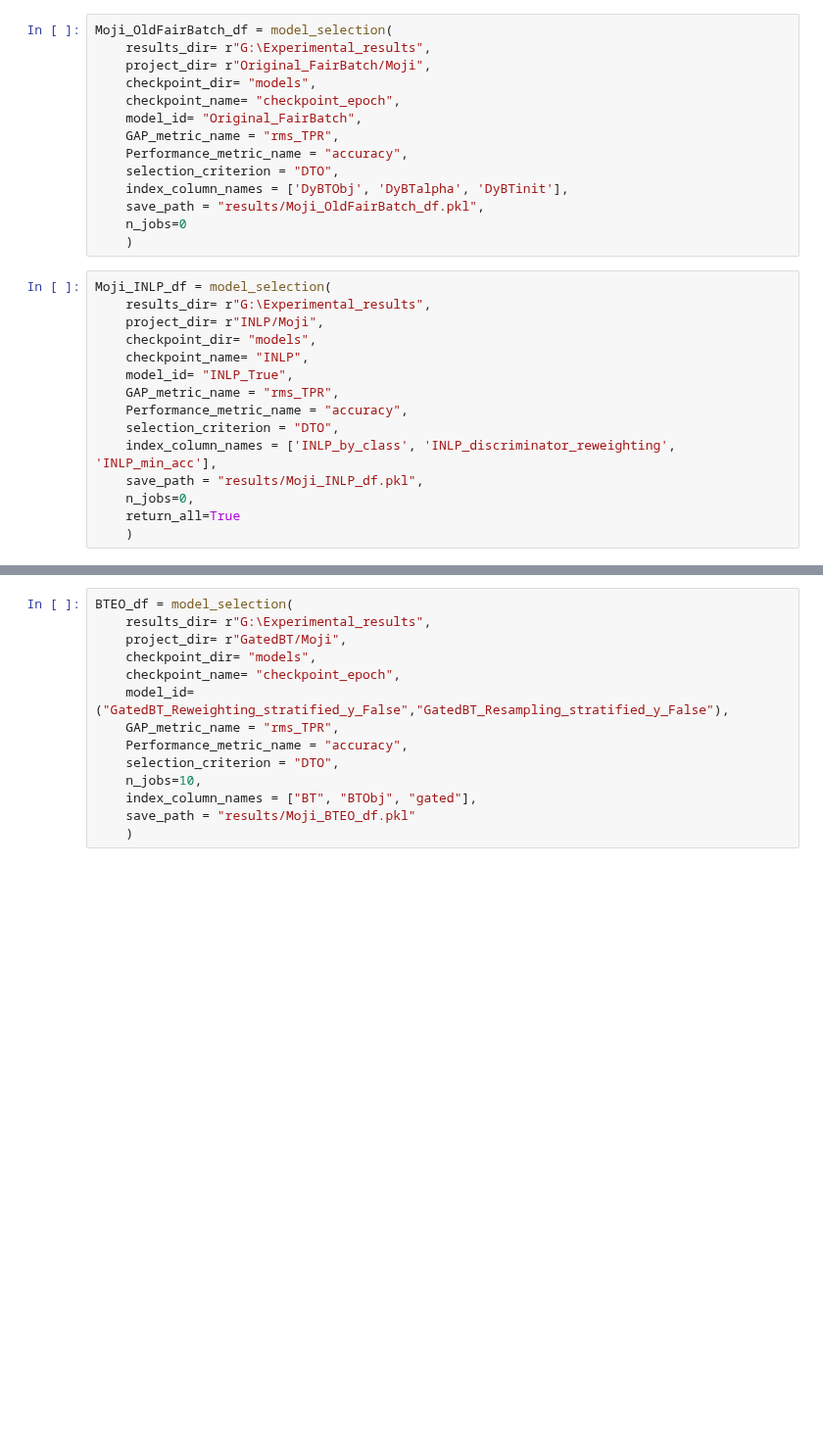
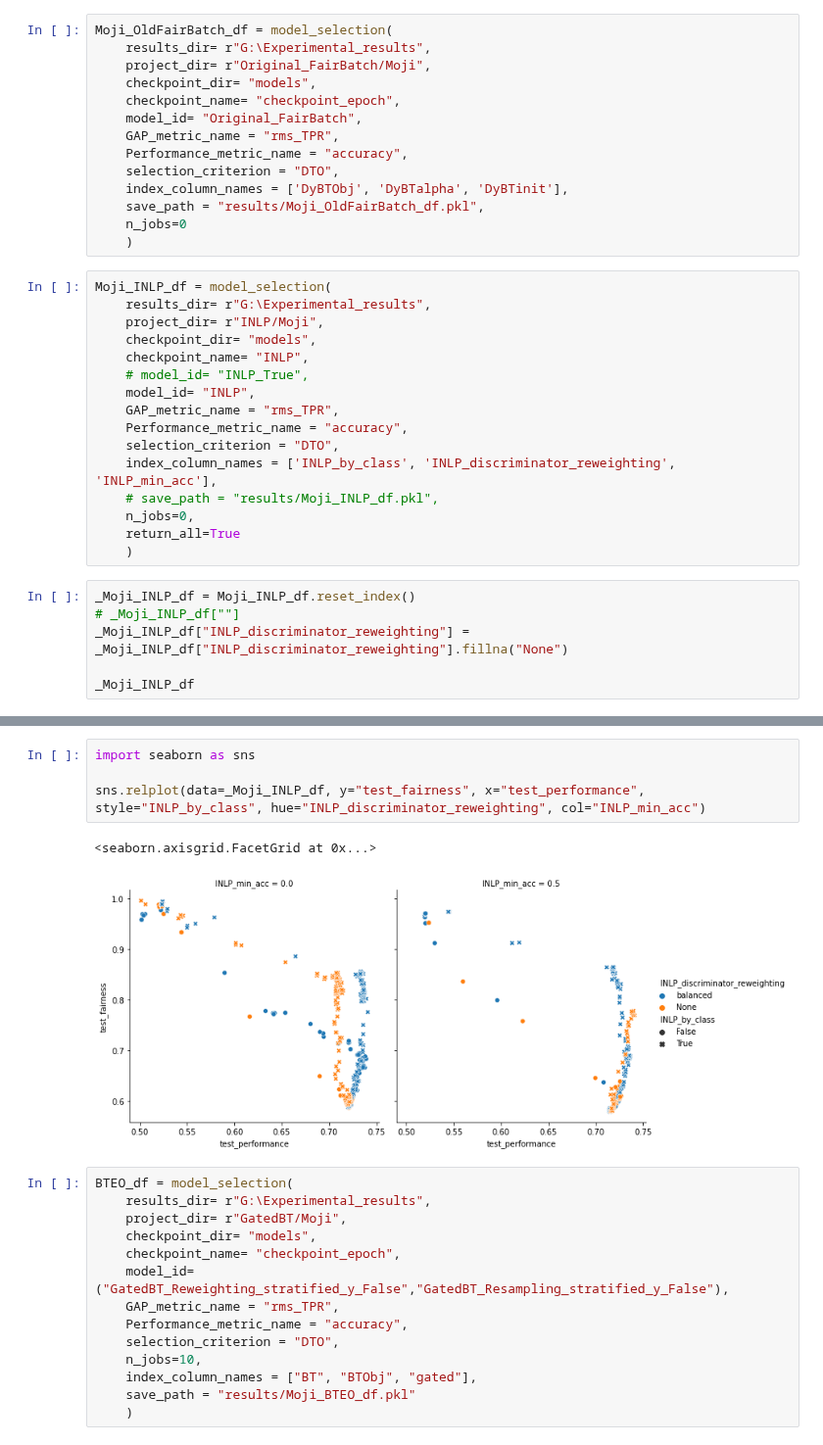
Before and after one commit to Libr-AI/fairlib, a Jupyter notebook: analysis/Moji_model_selection.ipynb, the cells around one changed output, grey strips where cells are left out. Shown at 98% size. Drawn from its saved outputs; the diff is of its cells as text; blank space fills up the shorter version.

```diff
--- a/analysis/Moji_model_selection.ipynb
+++ b/analysis/Moji_model_selection.ipynb
@@ -188,12 +188,19 @@ Moji_INLP_df = model_selection(
     project_dir= r"INLP/Moji",
     checkpoint_dir= "models",
     checkpoint_name= "INLP",
-    model_id= "INLP_True",
+    # model_id= "INLP_True",
+    model_id= "INLP",
     GAP_metric_name = "rms_TPR",
     Performance_metric_name = "accuracy",
     selection_criterion = "DTO",
     index_column_names = ['INLP_by_class', 'INLP_discriminator_reweighting', 'INLP_min_acc'],
-    save_path = "results/Moji_INLP_df.pkl",
+    # save_path = "results/Moji_INLP_df.pkl",
     n_jobs=0,
     return_all=True
     )
+# %%
+_Moji_INLP_df = Moji_INLP_df.reset_index()
+# _Moji_INLP_df[""]
+_Moji_INLP_df["INLP_discriminator_reweighting"] = _Moji_INLP_df["INLP_discriminator_reweighting"].fillna("None")
+
+_Moji_INLP_df
@@ -200,3 +221,10 @@ Moji_INLP_df = model_selection(
+# %%
+import seaborn as sns
+
+sns.relplot(data=_Moji_INLP_df, y="test_fairness", x="test_performance", style="INLP_by_class", hue="INLP_discriminator_reweighting", col="INLP_min_acc")
+# %% [output]
+<seaborn.axisgrid.FacetGrid at 0x...>
+[figure, added]
 # %%
 BTEO_df = model_selection(
     results_dir= r"G:\Experimental_results",
```
Also changed, not shown: parts of 1 cell of this notebook, 2 other files.
